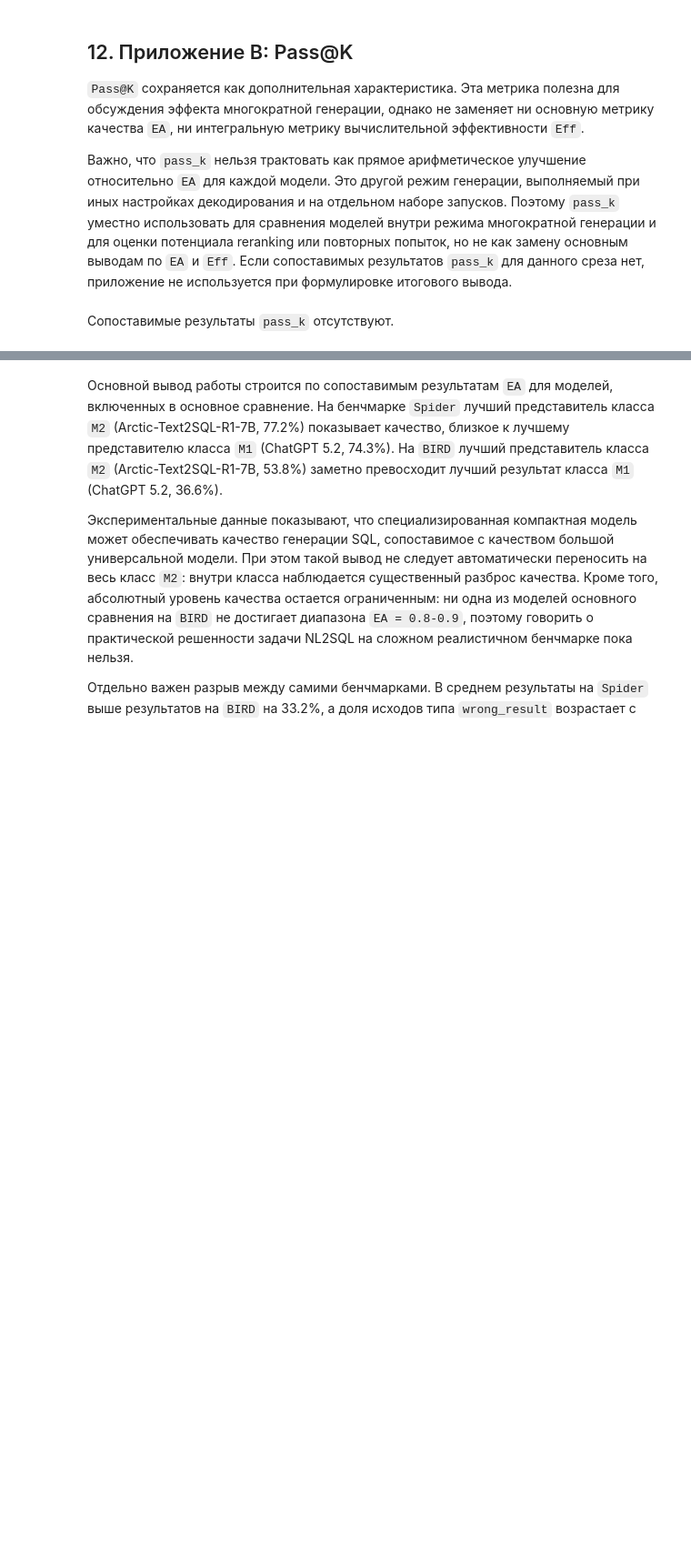
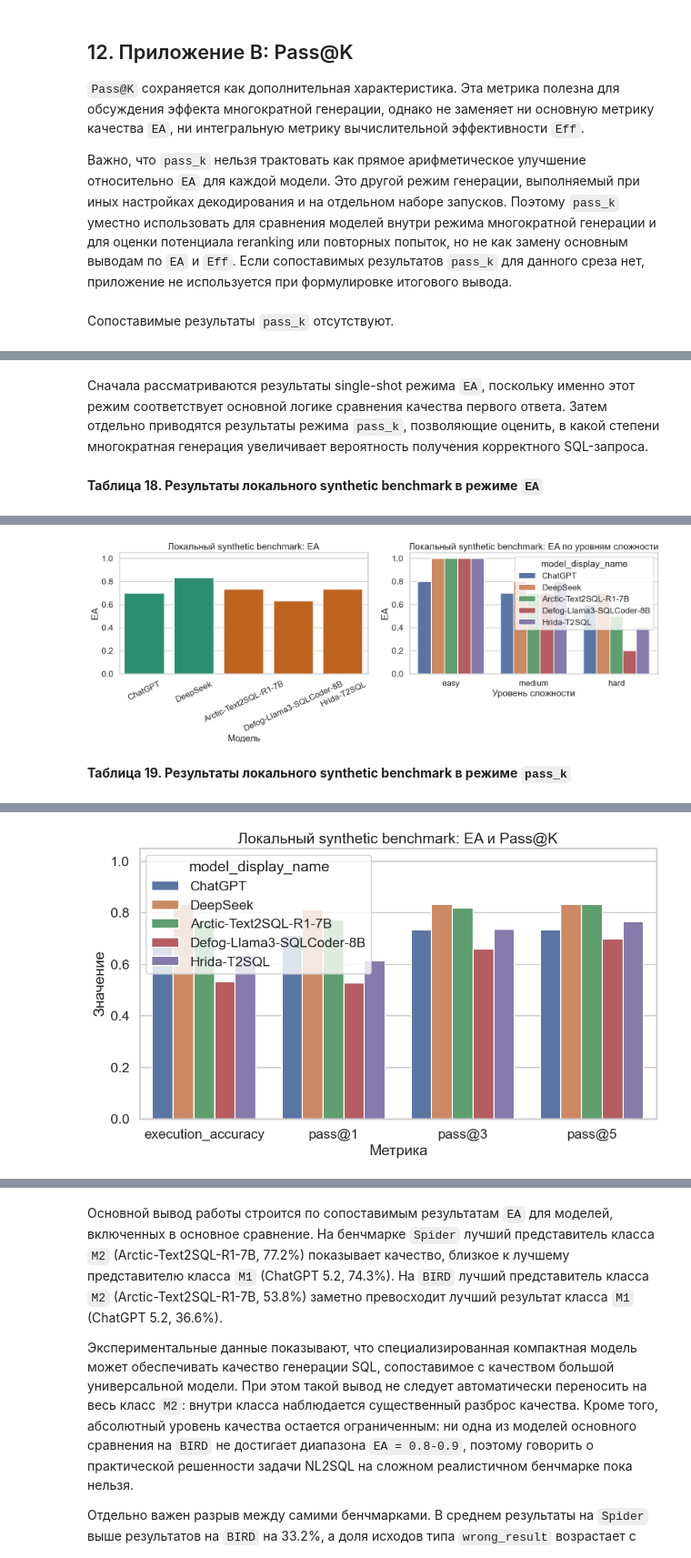
Before and after one commit to countrvl/vkr, a Jupyter notebook: final_nl2sql_analysis.ipynb, the cells around one changed output, grey strips where cells are left out. Shown at 91% size. Saved outputs shown, nothing was run; the diff lists cells and outputs as text; code cells hidden in the pictures; blank space fills up the shorter version.

Commit message:
eccom mini bench 2

```diff
--- a/final_nl2sql_analysis.ipynb
+++ b/final_nl2sql_analysis.ipynb
@@ -590,0 +669,76 @@ else:
+# %% [markdown]
+Сначала рассматриваются результаты single-shot режима `EA`, поскольку именно этот режим соответствует основной логике сравнения качества первого ответа. Затем отдельно приводятся результаты режима `pass_k`, позволяющие оценить, в какой степени многократная генерация увеличивает вероятность получения корректного SQL-запроса.
+# %%
+if not synthetic_ea_df.empty:
+    synthetic_ea_view = synthetic_ea_df[['model_display_name', 'model_family', 'execution_accuracy', 'valid_sql_rate']].copy()
+    ea_difficulty_pivot = (
+        synthetic_ea_difficulty_df
+        .pivot(index='model_display_name', columns='difficulty', values='execution_accuracy')
+        .reindex(columns=['easy', 'medium', 'hard'])
+        .reset_index()
+    )
+    synthetic_ea_view = synthetic_ea_view.merge(ea_difficulty_pivot, on='model_display_name', how='left')
+    synthetic_ea_view = synthetic_ea_view.rename(columns={
+        'model_display_name': 'Модель',
+        'model_family': 'Класс модели',
+        'execution_accuracy': 'EA',
+        'valid_sql_rate': 'Доля исполнимых SQL',
+        'easy': 'EA easy',
+        'medium': 'EA medium',
+        'hard': 'EA hard',
+    })
+    display(Markdown('**Таблица 18. Результаты локального synthetic benchmark в режиме `EA`**'))
+    display(synthetic_ea_view.sort_values(['Класс модели', 'EA'], ascending=[True, False]).round(4))
+
+    fig, axes = plt.subplots(1, 2, figsize=(16, 6))
+    sns.barplot(data=synthetic_ea_df, x='model_display_name', y='execution_accuracy', hue='model_family', dodge=False, ax=axes[0], palette=palette)
+    axes[0].set_title('Локальный synthetic benchmark: EA')
+    axes[0].set_xlabel('Модель')
+    axes[0].set_ylabel('EA')
+    axes[0].set_ylim(0, 1.05)
+    axes[0].tick_params(axis='x', rotation=25)
+
+    sns.barplot(data=synthetic_ea_difficulty_df, x='difficulty', y='execution_accuracy', hue='model_display_name', order=['easy', 'medium', 'hard'], ax=axes[1])
+    axes[1].set_title('Локальный synthetic benchmark: EA по уровням сложности')
+    axes[1].set_xlabel('Уровень сложности')
+    axes[1].set_ylabel('EA')
+    axes[1].set_ylim(0, 1.05)
+
+    if axes[0].legend_ is not None:
+        axes[0].legend_.remove()
+    plt.tight_layout()
+    plt.savefig(SYNTH_FIGURES_DIR / 'synthetic_appendix_ea.png', dpi=300, bbox_inches='tight')
+    plt.show()
+else:
+    display(Markdown('Результаты локального synthetic benchmark в режиме `EA` отсутствуют.'))
+
+if not synthetic_passk_df.empty:
+    passk_cols = ['model_display_name', 'model_family', 'execution_accuracy', 'valid_sql_rate', *synthetic_pass_cols]
+    synthetic_passk_view = synthetic_passk_df[passk_cols].copy().rename(columns={
+        'model_display_name': 'Модель',
+        'model_family': 'Класс модели',
+        'execution_accuracy': 'EA в режиме pass_k',
+        'valid_sql_rate': 'Доля исполнимых SQL',
+    })
+    display(Markdown('**Таблица 19. Результаты локального synthetic benchmark в режиме `pass_k`**'))
+    display(synthetic_passk_view.sort_values(['Класс модели', synthetic_pass_cols[-1] if synthetic_pass_cols else 'EA в режиме pass_k'], ascending=[True, False]).round(4))
+
+    passk_plot_df = synthetic_passk_df.melt(
+        id_vars=['model_display_name'],
+        value_vars=['execution_accuracy', *synthetic_pass_cols],
+        var_name='metric',
+        value_name='score',
+    )
+    plt.figure(figsize=(10, 6))
+    sns.barplot(data=passk_plot_df, x='metric', y='score', hue='model_display_name')
+    plt.title('Локальный synthetic benchmark: EA и Pass@K')
+    plt.xlabel('Метрика')
+    plt.ylabel('Значение')
+    plt.ylim(0, 1.05)
+    plt.tight_layout()
+    plt.savefig(SYNTH_FIGURES_DIR / 'synthetic_appendix_passk.png', dpi=300, bbox_inches='tight')
+    plt.show()
+else:
+    display(Markdown('Результаты локального synthetic benchmark в режиме `pass_k` отсутствуют.'))
+# %% [output]
+**Таблица 18. Результаты локального synthetic benchmark в режиме `EA`**
@@ -590,0 +751,2 @@ else:
+[figure, added]
+**Таблица 19. Результаты локального synthetic benchmark в режиме `pass_k`**
@@ -590,0 +759 @@ else:
+[figure, added]
```
Also changed, not shown: parts of 7 cells of this notebook, 11 other files.
